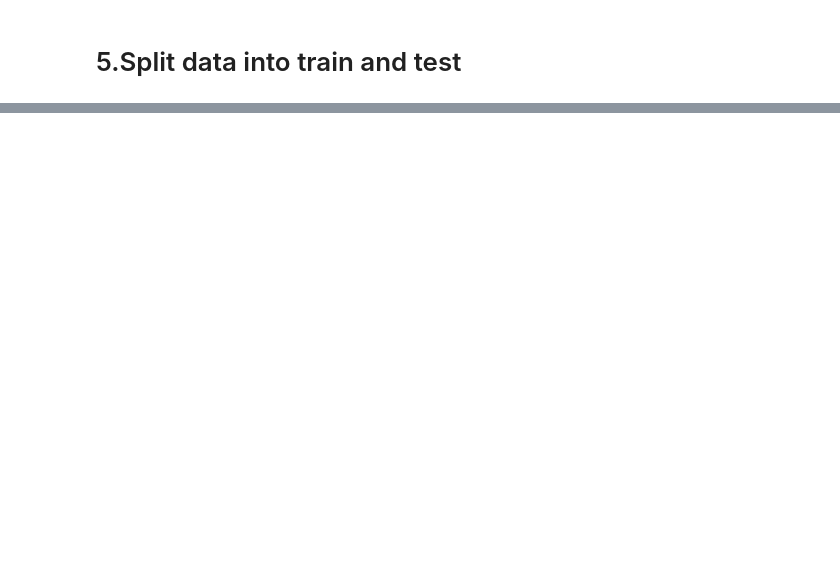
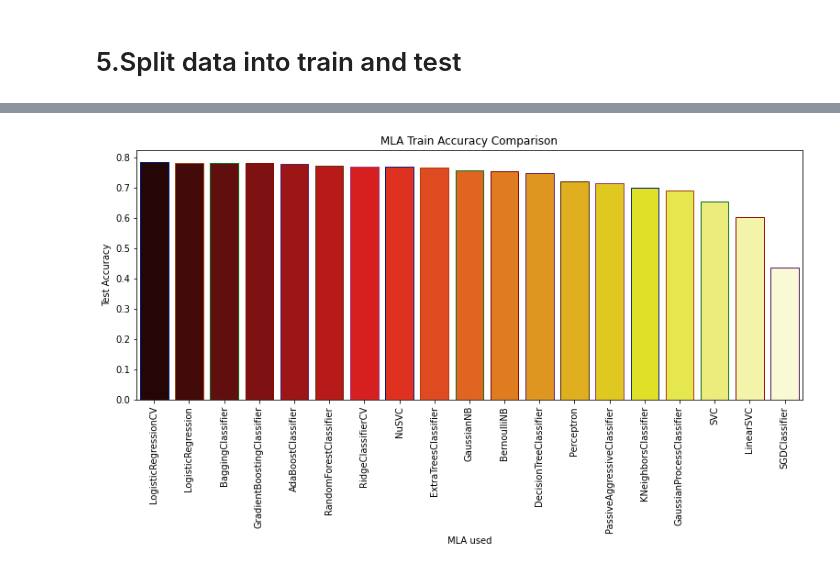
Before and after one commit to joao-dias-25/titanic_ML, a Jupyter notebook: ML classsification.ipynb, the cells around one changed output, grey strips where cells are left out. Drawn from its saved outputs; the diff is of its cells as text; code cells hidden in the pictures; blank space fills up the shorter version.

```diff
--- a/ML classsification.ipynb
+++ b/ML classsification.ipynb
@@ -263,0 +444,18 @@ cd
+# %%
+MLA_columns = []
+MLA_compare = pd.DataFrame(columns = MLA_columns)
+
+row_index = 0
+for alg in MLA:
+
+    predicted = alg.fit(X_train, y_train).predict(X_test)
+    fp, tp, th = roc_curve(y_test, predicted)
+    MLA_name = alg.__class__.__name__
+    MLA_compare.loc[row_index,'MLA used'] = MLA_name
+    MLA_compare.loc[row_index, 'Train Accuracy'] = round(alg.score(X_train, y_train), 4)
+    MLA_compare.loc[row_index, 'Test Accuracy'] = round(alg.score(X_test, y_test), 4)
+    MLA_compare.loc[row_index, 'Precission'] = precision_score(y_test, predicted)
+    MLA_compare.loc[row_index, 'Recall'] = recall_score(y_test, predicted)
+    MLA_compare.loc[row_index, 'AUC'] = auc(fp, tp)
+
+    row_index+=1
@@ -263,0 +480,3 @@ cd
+# %%
+MLA_compare.sort_values(by = ['Test Accuracy'], ascending = False, inplace = True)
+MLA_compare
@@ -263,0 +501,9 @@ cd
+# %%
+# Creating plot to show the train accuracy
+plt.subplots(figsize=(13,5))
+sns.barplot(x="MLA used", y="Test Accuracy",data=MLA_compare,palette='hot',edgecolor=sns.color_palette('dark',7))
+plt.xticks(rotation=90)
+plt.title('MLA Train Accuracy Comparison')
+plt.show()
+# %% [output]
+[figure, added]
```
Also changed, not shown: parts of 22 cells of this notebook, 1 other file.
